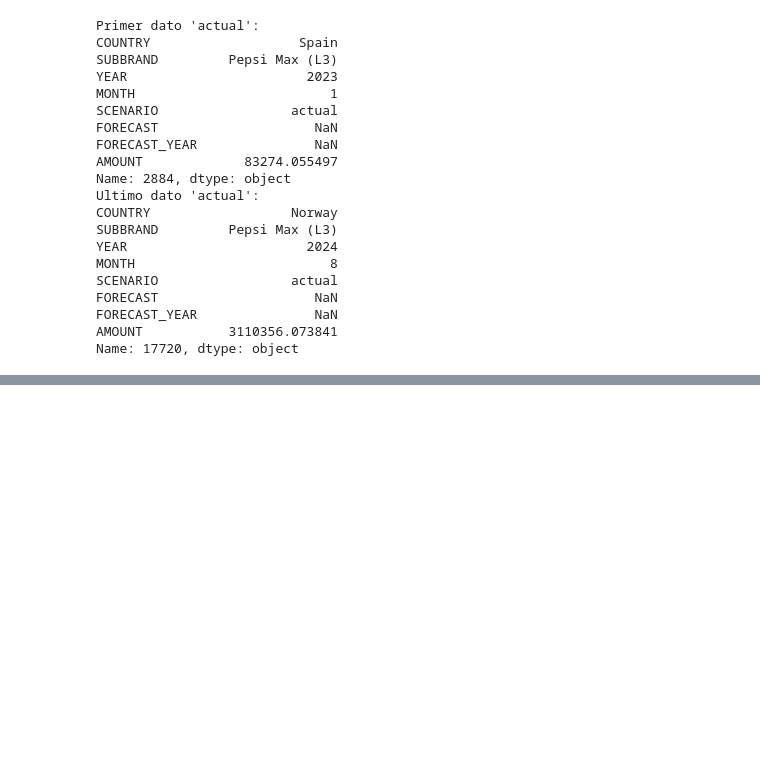
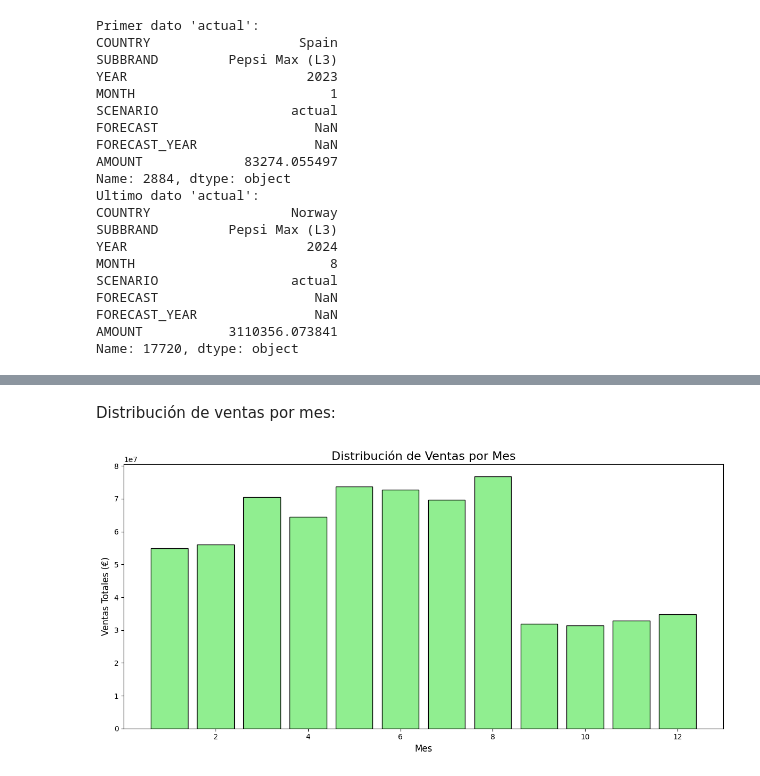
Before and after one commit to CeliaDiazSanchez/UFV_visualizacion, a Jupyter notebook: Ejercicios de clase/clase2.ipynb, the cells around one changed output, grey strips where cells are left out. Cells and saved outputs as stored; diff of their text form; code cells hidden in the pictures; blank space fills up the shorter version.

```diff
--- a/Ejercicios de clase/clase2.ipynb
+++ b/Ejercicios de clase/clase2.ipynb
@@ -245,0 +306,13 @@ Name: 17720, dtype: object
+# %% [markdown]
+Distribución de ventas por mes:
+# %%
+ventas_por_mes = ventas_reales.groupby('MONTH')['AMOUNT'].sum().reset_index()
+plt.figure(figsize=(12, 6))
+plt.bar(ventas_por_mes['MONTH'], ventas_por_mes['AMOUNT'], color='lightgreen', edgecolor='black')
+plt.title('Distribución de Ventas por Mes', fontsize=16)
+plt.xlabel('Mes', fontsize=12)
+plt.ylabel('Ventas Totales (€)', fontsize=12)
+plt.tight_layout()
+plt.show()
+# %% [output]
+[figure, added]
```
Also changed, not shown: parts of 28 cells of this notebook.
